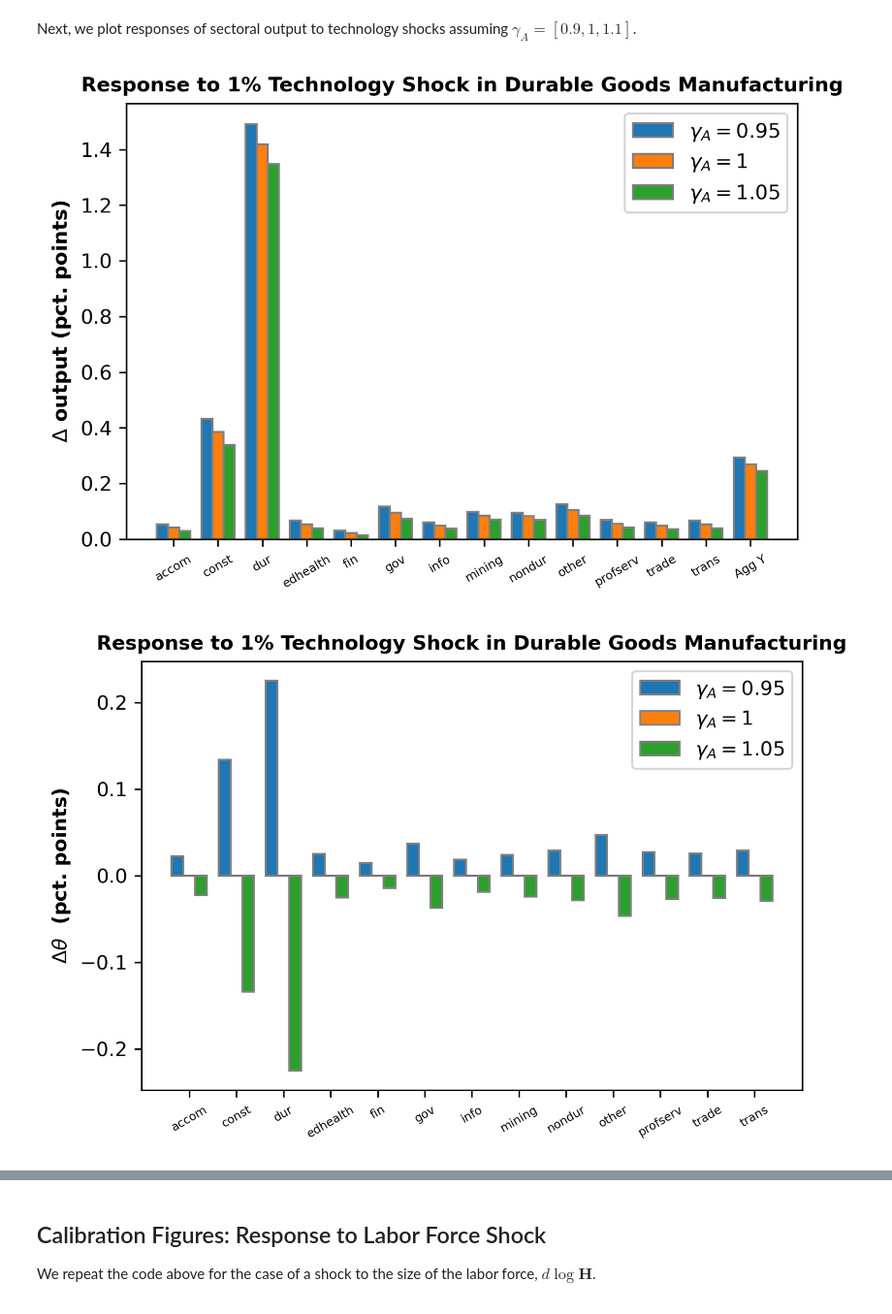
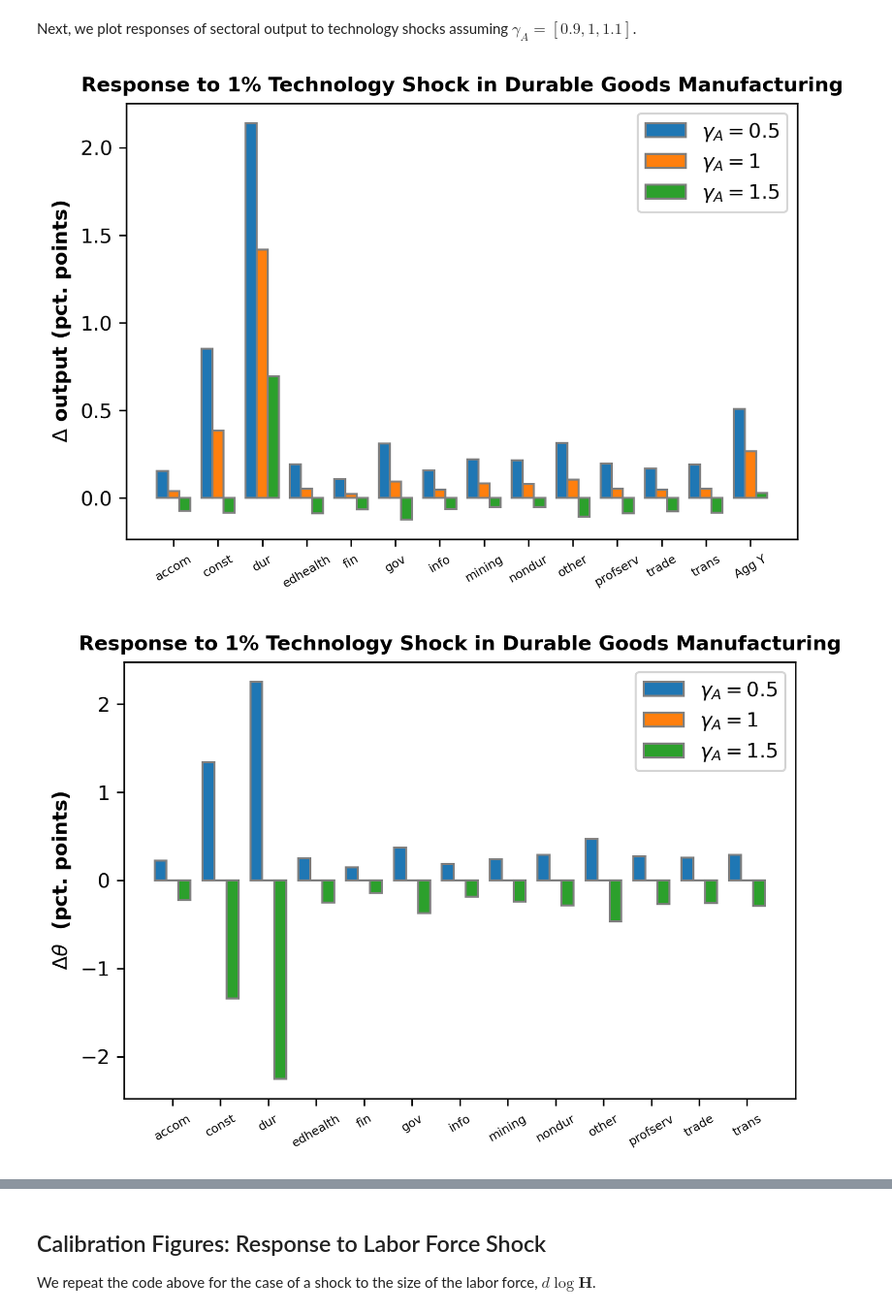
Before and after one commit to hs97/UnemploymentNetwork, a Jupyter notebook: new_code/calib2_one_occupation_per_sector.ipynb, the cells around one changed output, grey strips where cells are left out. Shown: that part at 97% size. Drawn from its saved outputs; the diff is of its cells as text; code cells hidden in the pictures.

Commit message:
updated mpl and wages

```diff
--- a/new_code/calib2_one_occupation_per_sector.ipynb
+++ b/new_code/calib2_one_occupation_per_sector.ipynb
@@ -128,3 +131,6 @@ matrix([[ 8.67361738e-19],
         [ 0.00000000e+00],
         [-8.67361738e-19],
         [ 8.67361738e-19]])
+# %%
+dlog_y = multi_occupation_network.OutputFunc(dlog_A, dlog_H, dlog_K, dlog_theta, dlog_lam, Psi, Omega, curlyQ, curlyF, epsN, epsK, curlyT, curlyE)
+dlog_y
@@ -149,3 +174,0 @@ matrix([[ 0.        ],
-# %%
-dlog_y = multi_occupation_network.OutputFunc(dlog_A,dlog_H, dlog_theta, dlog_lam, Psi, Omega, curlyQ, curlyF, epsN, curlyT, curlyE)
-dlog_y
@@ -231,13 +240,14 @@ aggY_vec = np.zeros_like(gamma_a_vec)
 dlog_A = np.zeros((J, 1))
 dlog_A[np.where(sectors == 'dur')] = 0.01
 dlog_H = np.zeros((O,1))
+dlog_K = np.zeros((K,1))
 curlyE = multi_occupation_network.curlyEFunc(dlog_epsN,epsN)
 
 for i in range(N):
-    epsW_A, epsW_H = multi_occupation_network.WageElasticityFunc(gamma_a_vec[i], 1, Psi, curlyL, epsN)
-    dlog_wR = multi_occupation_network.WageFunc(dlog_A, dlog_H, epsW_A, epsW_H)
-    dlog_theta = multi_occupation_network.ThetaFunc(dlog_A, dlog_H, dlog_wR, dlog_epsN, dlog_lam, Psi, Omega, curlyF, curlyQ, curlyT, curlyE, curlyL, epsN)
-    dlog_y = multi_occupation_network.OutputFunc(dlog_A,dlog_H, dlog_theta, dlog_lam, Psi, Omega, curlyQ, curlyF, epsN, curlyT, curlyE)
+    epsW_A, epsW_H, epsW_K = multi_occupation_network.WageElasticityFunc(gamma_a_vec[i], 1, 1, Psi, curlyL, epsN, epsK)
+    dlog_wR = multi_occupation_network.WageFunc(dlog_A, dlog_H, dlog_K, epsW_A, epsW_H, epsW_K)
+    dlog_theta = multi_occupation_network.ThetaFunc(dlog_A, dlog_H, dlog_K, dlog_wR, dlog_epsN, dlog_lam, Psi, Omega, curlyF, curlyQ, curlyT, curlyE, curlyL, epsN, epsK)
+    dlog_y = multi_occupation_network.OutputFunc(dlog_A, dlog_H, dlog_K, dlog_theta, dlog_lam, Psi, Omega, curlyQ, curlyF, epsN, epsK, curlyT, curlyE)
     aggY_vec[i] = multi_occupation_network.AggOutputFunc(dlog_y, dlog_lam, dlog_epsD, epsD)
 # %%
 plt.plot(gamma_a_vec,100*aggY_vec)
@@ -247,38 +257,38 @@ plt.plot(gamma_a_vec,100*aggY_vec)
 # %% [markdown]
 Next, we plot responses of sectoral output to technology shocks assuming $\gamma_A = [0.9, 1, 1.1]$.
 # %%
-gamma_A_vec = np.array([0.95,1,1.05])
+gamma_A_vec = np.array([0.5,1,1.5])
 sectorY_vec = np.zeros((J+1, 3))
 occT_vec = np.zeros((O, 3))
 occU_vec = np.zeros((O, 3))
 for i in range(3):
-    epsW_A, epsW_H = multi_occupation_network.WageElasticityFunc(gamma_A_vec[i], 1, Psi, curlyL, epsN)
-    dlog_wR = multi_occupation_network.WageFunc(dlog_A, dlog_H, epsW_A, epsW_H)
-    dlog_theta = multi_occupation_network.ThetaFunc(dlog_A, dlog_H, dlog_wR, dlog_epsN, dlog_lam, Psi, Omega, curlyF, curlyQ, curlyT, curlyE, curlyL, epsN)
+    epsW_A, epsW_H, epsW_K = multi_occupation_network.WageElasticityFunc(gamma_A_vec[i], 1, 1, Psi, curlyL, epsN, epsK)
+    dlog_wR = multi_occupation_network.WageFunc(dlog_A, dlog_H, dlog_K, epsW_A, epsW_H, epsW_K)
+    dlog_theta = multi_occupation_network.ThetaFunc(dlog_A, dlog_H, dlog_K, dlog_wR, dlog_epsN, dlog_lam, Psi, Omega, curlyF, curlyQ, curlyT, curlyE, curlyL, epsN, epsK)
     occT_vec[:, i] = dlog_theta.flatten()
-    dlog_y = multi_occupation_network.OutputFunc(dlog_A,dlog_H, dlog_theta, dlog_lam, Psi, Omega, curlyQ, curlyF, epsN, curlyT, curlyE)
+    dlog_y = multi_occupation_network.OutputFunc(dlog_A, dlog_H, dlog_K, dlog_theta, dlog_lam, Psi, Omega, curlyQ, curlyF, epsN, epsK, curlyT, curlyE)
     sectorY_vec[:-1, i] = dlog_y.flatten()
     sectorY_vec[-1, i] = multi_occupation_network.AggOutputFunc(dlog_y, dlog_lam, dlog_epsD, epsD)
     occU_vec[:,i] = multi_occupation_network.UnemploymentFunc(multi_occupation_network.LaborSupply(dlog_H, dlog_theta, curlyF), dlog_H).flatten()
 # %%
 sector_names = list(dfA['short_names']) + ['Agg Y']
 title = f'Response to 1% Technology Shock in {sec_full}'
 xlab = ''
 ylab = '$\Delta$ output (pct. points)'
 save_path = f'../output/figures/{sec_to_shock}_A{A_spec}_AshockY_calib2.png'
-labels = ['$\gamma_{A} = 0.95$','$\gamma_{A} = 1$','$\gamma_{A} = 1.05$']
+labels = ['$\gamma_{A} = 0.5$','$\gamma_{A} = 1$','$\gamma_{A} = 1.5$']
 bar_plot(100*sectorY_vec, sector_names, title, xlab, ylab, labels, save_path, rotation=30, fontsize=10, barWidth = 0.25, dpi=300)
 # %% [output]
-[figure, old version]
+[figure, new version]
 # %%
 occupation_names = list(dfA['short_names'])
 xlab = ''
 ylab = '$\Delta \\theta$  (pct. points)'
 save_path = f'../output/figures/{sec_to_shock}_A{A_spec}_AshockT_calib2.png'
-labels = ['$\gamma_{A} = 0.95$','$\gamma_{A} = 1$','$\gamma_{A} = 1.05$']
+labels = ['$\gamma_{A} = 0.5$','$\gamma_{A} = 1$','$\gamma_{A} = 1.5$']
 bar_plot(100*occT_vec, occupation_names, title, xlab, ylab, labels, save_path, rotation=30, fontsize=10, barWidth = 0.25, dpi=300)
 # %% [output]
-[figure, old version]
+[figure, new version]
 # %%
 xlab = ''
 ylab = '$\Delta U$  (pct. points)'
```
Also changed, not shown: parts of 28 cells of this notebook, 7 other files.
